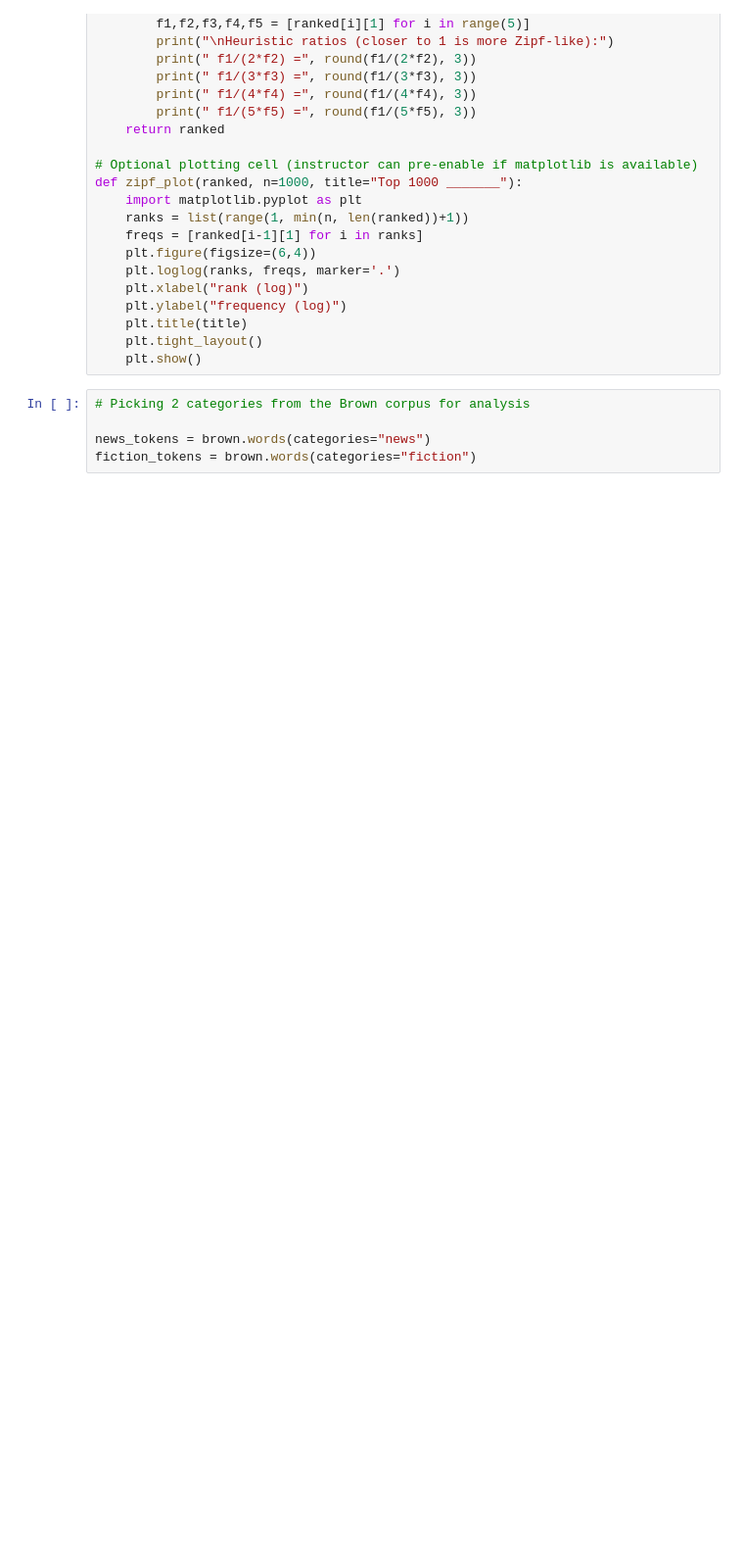
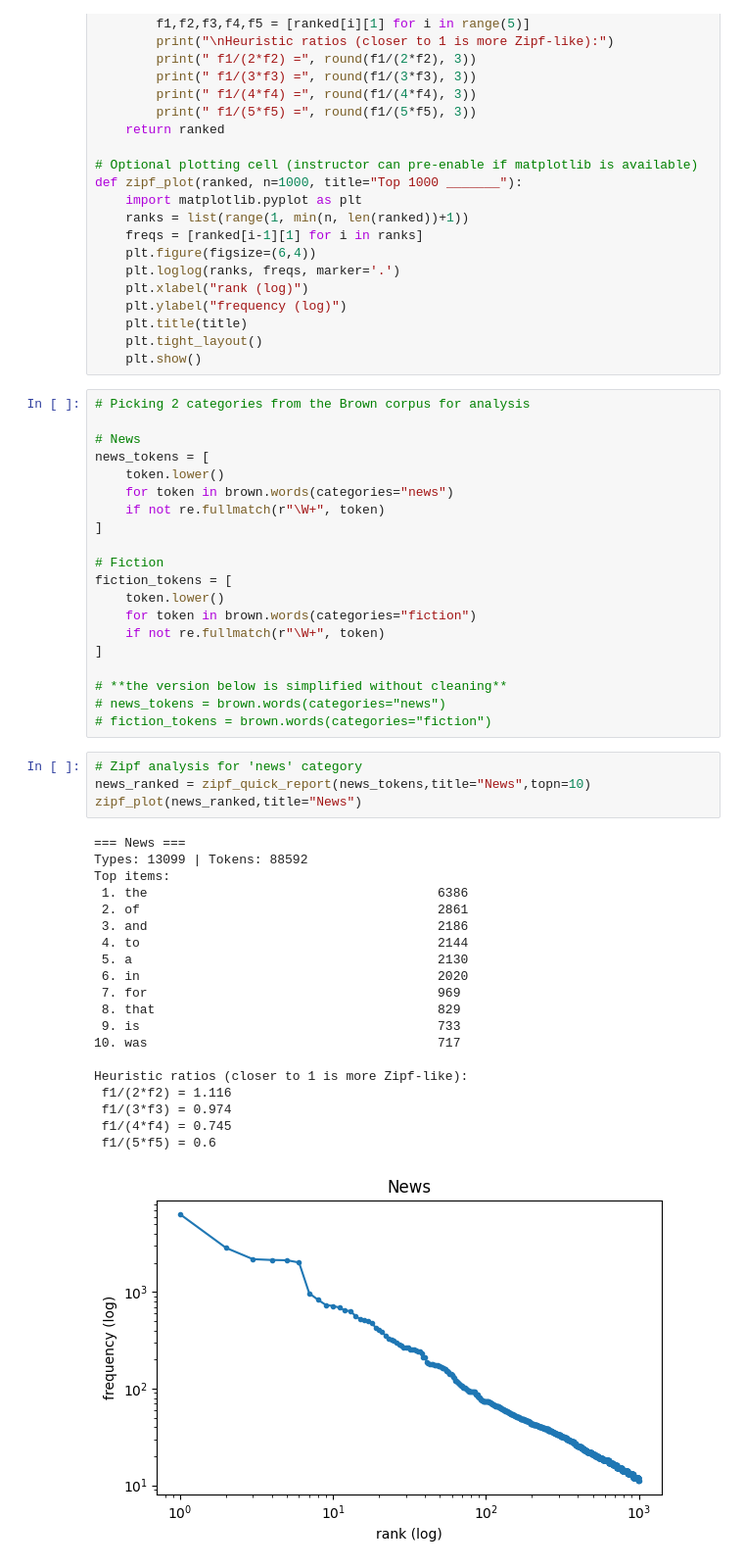
Before and after one commit to rumihoney/zipfs-law-hackathon, a Jupyter notebook: prompt_02/genres.ipynb, the cells around one changed output. Shown at 98% size. Cells and saved outputs as stored; diff of their text form; blank space fills up the shorter version.

```diff
--- a/prompt_02/genres.ipynb
+++ b/prompt_02/genres.ipynb
@@ -49,5 +49,45 @@ def zipf_plot(ranked, n=1000, title="Top 1000 _______"):
 # %%
 # Picking 2 categories from the Brown corpus for analysis
 
-news_tokens = brown.words(categories="news")
-fiction_tokens = brown.words(categories="fiction")
+# News
+news_tokens = [
+    token.lower()
+    for token in brown.words(categories="news")
+    if not re.fullmatch(r"\W+", token)
+]
+
+# Fiction
+fiction_tokens = [
+    token.lower()
+    for token in brown.words(categories="fiction")
+    if not re.fullmatch(r"\W+", token)
+]
+
+# **the version below is simplified without cleaning**
+# news_tokens = brown.words(categories="news")
+# fiction_tokens = brown.words(categories="fiction")
+# %%
+# Zipf analysis for 'news' category
+news_ranked = zipf_quick_report(news_tokens,title="News",topn=10)
+zipf_plot(news_ranked,title="News")
+# %% [output]
+=== News ===
+Types: 13099 | Tokens: 88592
+Top items:
+ 1. the                                      6386
+ 2. of                                       2861
+ 3. and                                      2186
+ 4. to                                       2144
+ 5. a                                        2130
+ 6. in                                       2020
+ 7. for                                      969
+ 8. that                                     829
+ 9. is                                       733
+10. was                                      717
+
+Heuristic ratios (closer to 1 is more Zipf-like):
+ f1/(2*f2) = 1.116
+ f1/(3*f3) = 0.974
+ f1/(4*f4) = 0.745
+ f1/(5*f5) = 0.6
+[figure, added]
```
Also changed, not shown: parts of 3 cells of this notebook, 2 other files.
